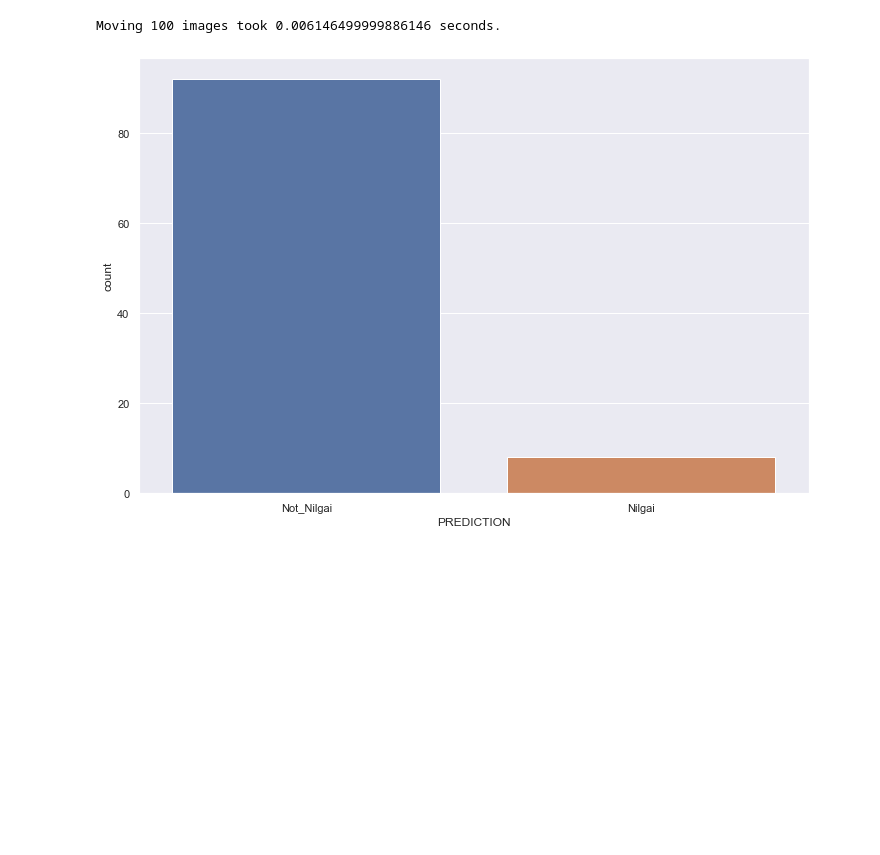
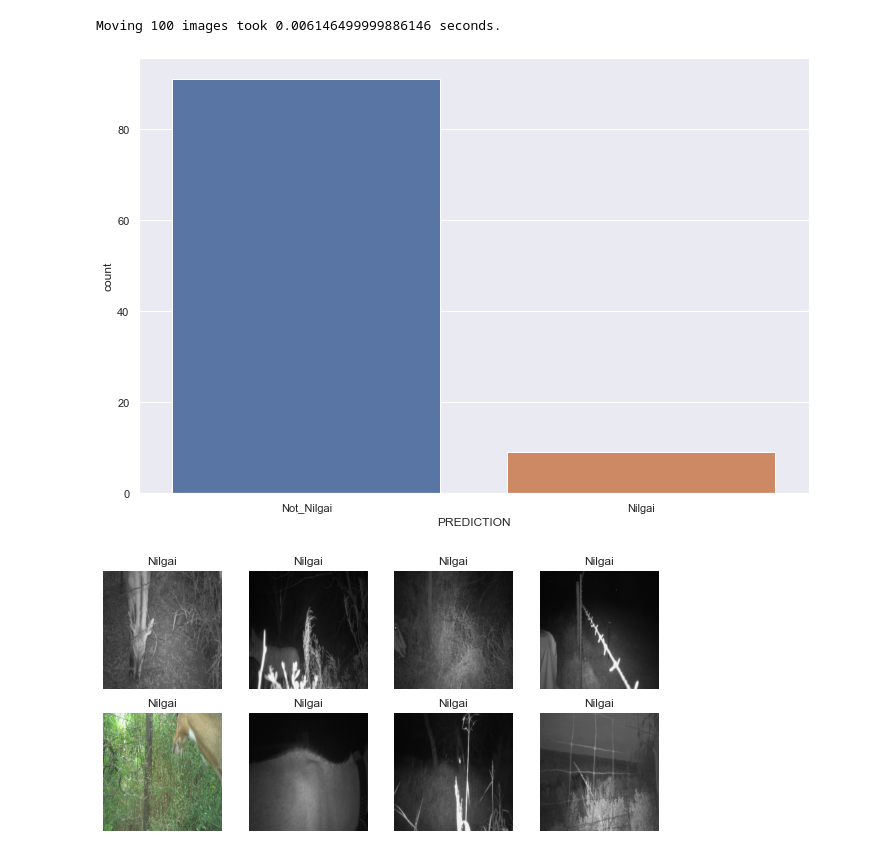
Before and after one commit to cbarbera/Nilgai, a Jupyter notebook: notebooks/make_binary_prediction.ipynb, the cells around one changed output. Saved outputs shown, nothing was run; the diff lists cells and outputs as text; code cells hidden in the pictures; blank space fills up the shorter version.

```diff
--- a/notebooks/make_binary_prediction.ipynb
+++ b/notebooks/make_binary_prediction.ipynb
@@ -42,13 +43,22 @@ for img_name in os.listdir(sub_img_dir):
     img_src_path.append(img)
     img = tf.keras.preprocessing.image.load_img(img, target_size=(img_width, img_height))
     img = tf.keras.preprocessing.image.img_to_array(img)
+
+    offset_width = 0
+    offset_height = 9
+    target_height = 275
+    target_width = 299
+
+    img = tf.image.crop_to_bounding_box(img, offset_height, offset_width, target_height, target_width)
+    img = tf.image.resize(img, (299,299))
+
     img = img/255
     img = np.expand_dims(img, axis=0)
     images.append(img)
     img_f_name.append(img_name)
 
 # stack up images list to pass for prediction
-images = np.vstack(img_vecs)
+images = np.vstack(images)
 classes = model.predict_classes(images, batch_size=1)
 end = timeit.timeit()
 print("Predictions on " + str(len(images)) + " images took " + str(end))
@@ -87,8 +97,31 @@ df['PREDICTION'] = df['PREDICTION_ID']
 df['PREDICTION'] = np.where(df['PREDICTION_ID']==1, 'Not_Nilgai',df['PREDICTION'])
 df['PREDICTION'] = np.where(df['PREDICTION_ID']==0, 'Nilgai',df['PREDICTION'])
 df.head()
+fig, ax = plt.subplots(figsize=(12,8))
+ax = sns.countplot(x="PREDICTION", data=df)
+# %% [output]
+[figure, added]
-# %%
-fig, ax = plt.subplots(figsize=(12,8))
-ax = sns.countplot(x="PREDICTION", data=df)
-# %% [output]
-[figure, removed]
+# %%
+df_plot = df[df['PREDICTION']=='Nilgai']
+import cv2
+img_list = []
+for row in df_plot.itertuples():
+    img = cv2.imread(row.IMGPATH)
+    newimage = cv2.resize(img,(299,299))
+    crop_img = newimage[10:282, 0:299] # Crop from {x, y, w, h } => {0, 0, 300, 400}
+    newimage = cv2.resize(crop_img,(299,299))
+    # plt.axis("off")
+    # plt.imshow(cv2.cvtColor(newimage, cv2.COLOR_BGR2RGB))
+    img_list.append(newimage)
+
+
+plt.figure(figsize=(10,10))
+for n in range(8):
+      ax = plt.subplot(4,4,n+1)
+      plt.imshow(cv2.cvtColor(img_list[n], cv2.COLOR_BGR2RGB))
+      plt.title(df_plot['PREDICTION'].iloc[n])
+      plt.axis('off')
+
+plt.show()
+# %% [output]
+[figure, added]
```
Also changed, not shown: parts of 4 cells of this notebook.
